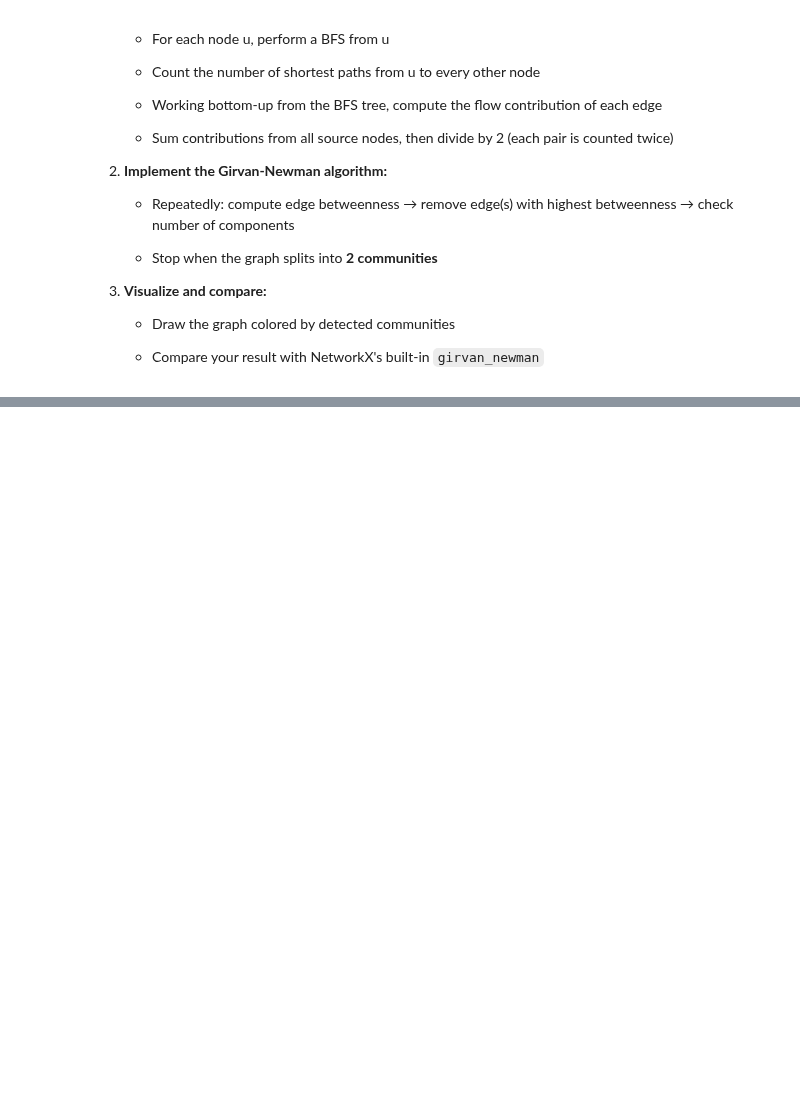
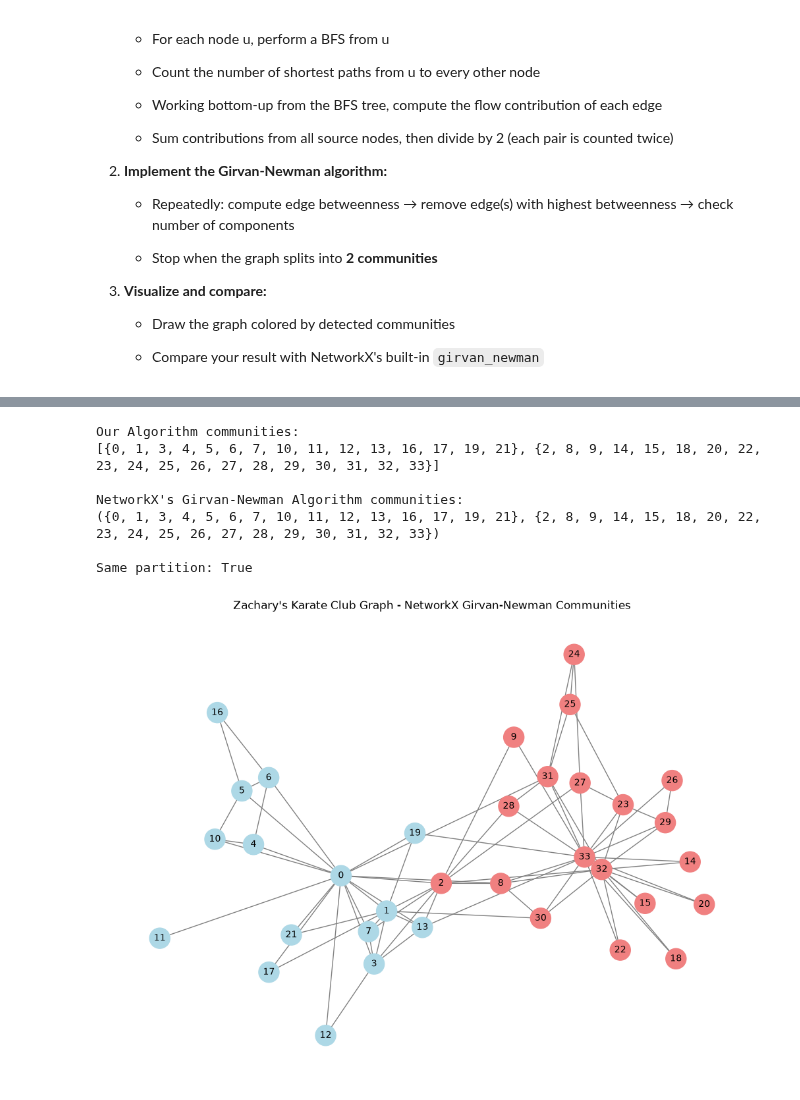
Before and after one commit to Guederas/CECS-427---Group-Project, a Jupyter notebook: Assignment2_427_Group2.ipynb, the cells around one changed output, grey strips where cells are left out. Saved outputs shown, nothing was run; the diff lists cells and outputs as text; code cells hidden in the pictures; blank space fills up the shorter version.

```diff
--- a/Assignment2_427_Group2.ipynb
+++ b/Assignment2_427_Group2.ipynb
@@ -473,0 +551,28 @@ Betweenness value of node 0: 32.96
+# %%
+# Compare with NetworkX's Girvan-Newman
+
+# Get the communities iterator from the built-in algorithm
+communities_generator = nx.community.girvan_newman(G)
+# Split into two communities and print
+nx_communities = next(communities_generator)
+
+# Compare to ours (earlier it was declared as 'communities') and print both
+print("Our Algorithm communities:")
+print(communities)
+
+print("\nNetworkX's Girvan-Newman Algorithm communities:")
+print(nx_communities)
+
+# Use a set comparison to check if the partitions are equal or not
+our_partition = {frozenset(c) for c in communities}
+nx_partition = {frozenset(c) for c in nx_communities}
+print("\nSame partition:", our_partition == nx_partition)
+# %% [output]
+Our Algorithm communities:
+[{0, 1, 3, 4, 5, 6, 7, 10, 11, 12, 13, 16, 17, 19, 21}, {2, 8, 9, 14, 15, 18, 20, 22, 23, 24, 25, 26, 27, 28, 29, 30, 31, 32, 33}]
+
+NetworkX's Girvan-Newman Algorithm communities:
+({0, 1, 3, 4, 5, 6, 7, 10, 11, 12, 13, 16, 17, 19, 21}, {2, 8, 9, 14, 15, 18, 20, 22, 23, 24, 25, 26, 27, 28, 29, 30, 31, 32, 33})
+
+Same partition: True
+[figure, added]
```
Also changed, not shown: parts of 7 cells of this notebook.
